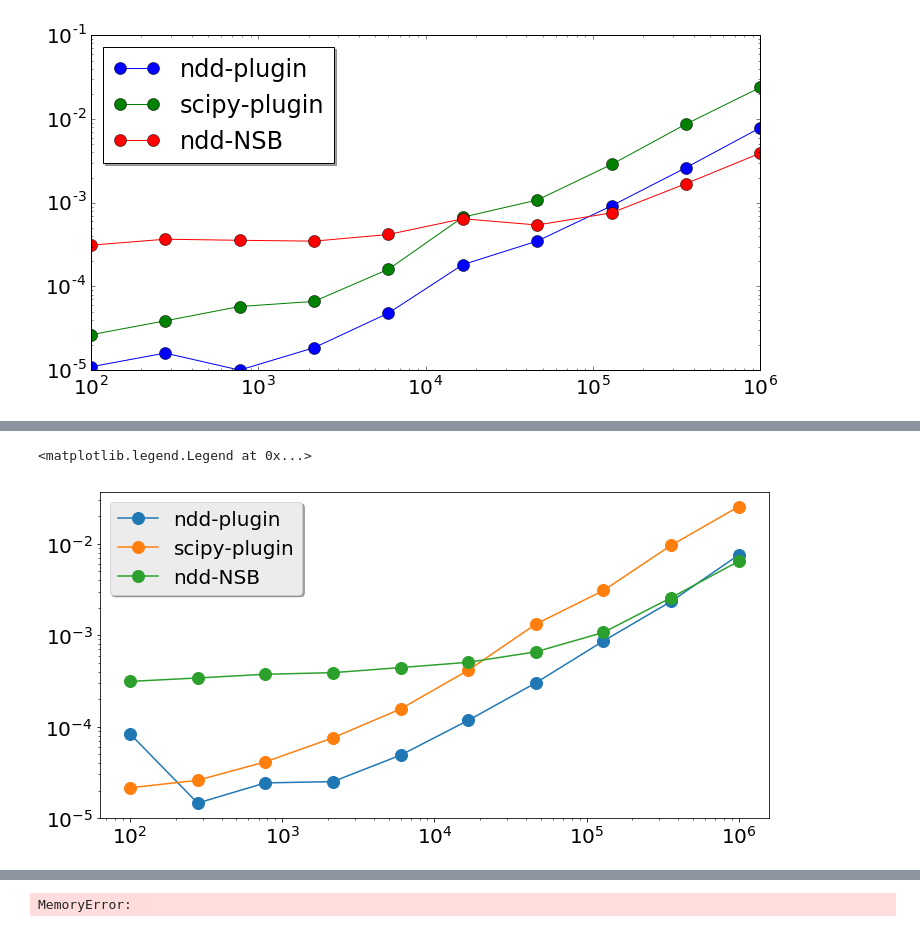
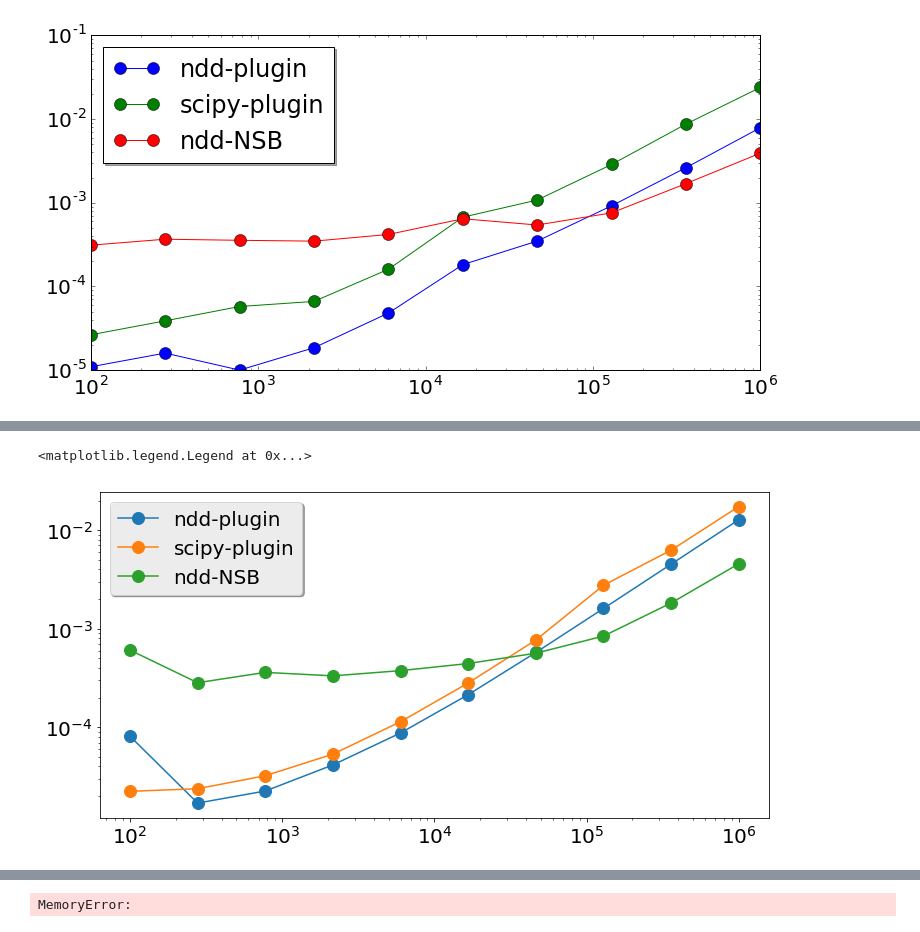
Before and after one commit to simomarsili/ndd, a Jupyter notebook: notebooks/timings.ipynb, the cells around one changed output, grey strips where cells are left out. Cells and saved outputs as stored; diff of their text form; code cells hidden in the pictures.

```diff
--- a/notebooks/timings.ipynb
+++ b/notebooks/timings.ipynb
@@ -129,31 +129,32 @@ def timer(func,data):
     t0 = time.time()
     s = func(data)
     return (time.time() - t0)
 def ndd_plugin(data):
     return ndd.entropy(data,dist=True)
 
 nrep = 10
 names = ['ndd-plugin','scipy-plugin','ndd-NSB']
 algorithms = [ndd_plugin,scipy.stats.entropy,ndd.entropy]
 #names = ['ndd-NSB','ndd-plugin']
 #algorithms = [ndd.entropy,ndd_plugin]
 nalg = len(algorithms)
 
 norder = 6
 npoints = (norder-1)*2
 X = [int(x) for x in np.logspace(2,norder,npoints)]
 Y = np.zeros((npoints,nalg))
 for j,t in enumerate(X):
     k = t; n = t # we will use n = k
     counts = dice_rolls(k,n)
+    counts = counts[counts>0]
     for rep in range(nrep):
         for i,alg in enumerate(algorithms):
             Y[j,i] += timer(alg,counts)
 Y /= float(nrep)
 pylab.figure(figsize=(12,6))
 for i,alg in enumerate(algorithms):
     pylab.loglog(X,Y[:,i],'-o',label=names[i])
 pylab.legend(loc='upper left', shadow=True)
 # %% [output]
 <matplotlib.legend.Legend at 0x...>
-[figure, old version]
+[figure, new version]
```
Also changed, not shown: parts of 3 cells of this notebook, 1 other file.
